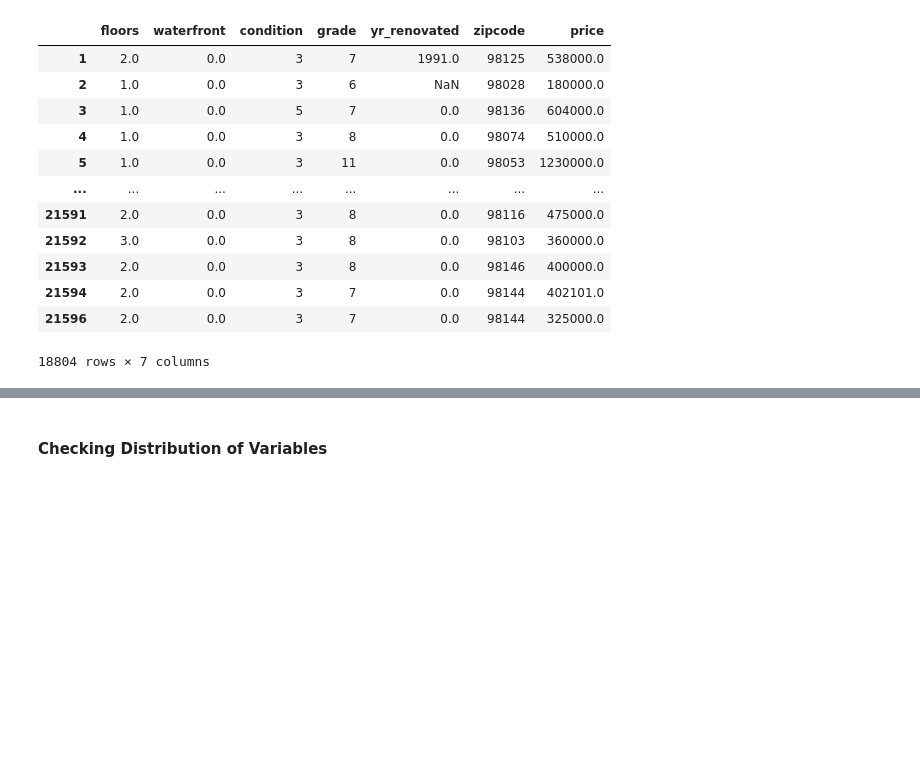
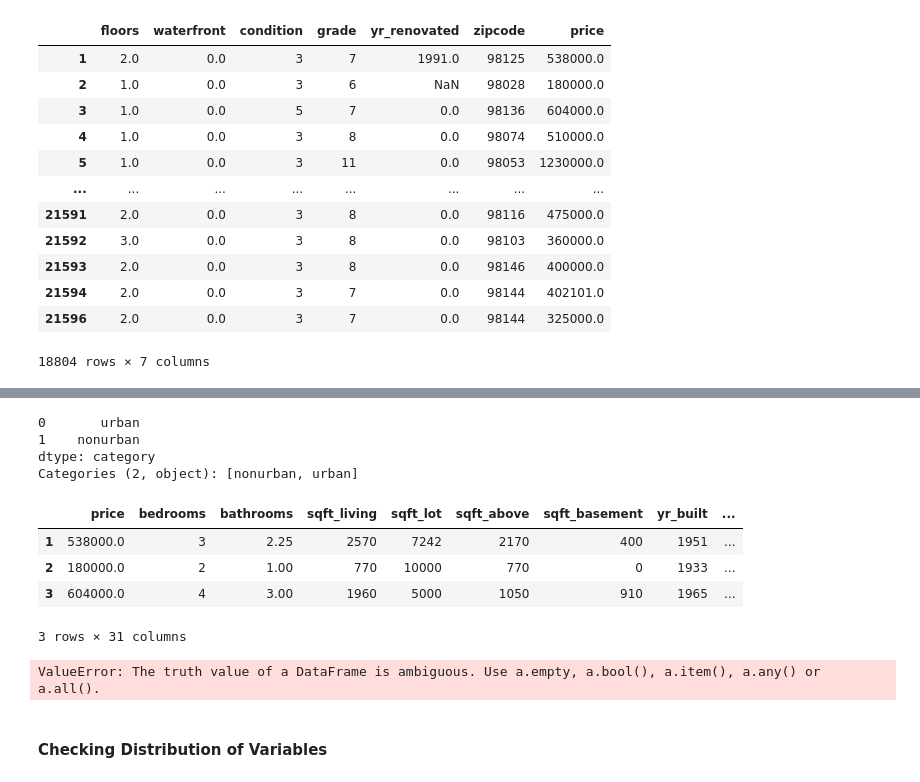
Before and after one commit to bobbyiestofjos/mod_2_project, a Jupyter notebook: Mod2_Project_CM.ipynb, the cells around one changed output, grey strips where cells are left out. Cells and saved outputs as stored; diff of their text form; code cells hidden in the pictures; blank space fills up the shorter version.

```diff
--- a/Mod2_Project_CM.ipynb
+++ b/Mod2_Project_CM.ipynb
@@ -234,0 +290,31 @@ AttributeError: 'numpy.ndarray' object has no attribute 'get_figure'
+# %%
+zips_cat
+# %% [output]
+0       urban
+1    nonurban
+dtype: category
+Categories (2, object): [nonurban, urban]
+# %%
+floor_dum = pd.get_dummies(df_data['floors'], prefix='floors', drop_first=True)
+waterfront_dum= pd.get_dummies(df_data['waterfront'], prefix='wf', drop_first=True)
+condition_dum = pd.get_dummies(df_data['condition'], prefix='cond', drop_first=True)
+grades_dum = pd.get_dummies(df_data['grade'], prefix='grade', drop_first=True)
+
+
+#renovate_dum = pd.get_dummies(df_data['yr_renovated'], prefix='reno', drop_first=True)
+#zips_dum = pd.get_dummies(df_data['zipcode'], prefix='zip', drop_first=True)
+
+# Bobby I am waiting to do the dummies for zips and renos. When I did it this way it made
+# a new column for each zip, and a new column for each reno year. This is not what I wanted.
+# It might be okay, but I'm not sure.
+# %%
+df_data = df_data.drop(['waterfront', 'floors', 'condition', 'grade'], axis=1)
+# %%
+df_data = pd.concat([df_data, floor_dum, waterfront_dum, condition_dum, grades_dum], axis=1)
+df_data.head(3)
+# %% [output]
+|  | price | bedrooms | bathrooms | sqft_living | sqft_lot | sqft_above | sqft_basement | yr_built | ... |
+| 1 | 538000.0 | 3 | 2.25 | 2570 | 7242 | 2170 | 400 | 1951 | ... |
+| 2 | 180000.0 | 2 | 1.00 | 770 | 10000 | 770 | 0 | 1933 | ... |
+| 3 | 604000.0 | 4 | 3.00 | 1960 | 5000 | 1050 | 910 | 1965 | ... |
+3 rows × 31 columns
@@ -235,3 +333,12 @@ AttributeError: 'numpy.ndarray' object has no attribute 'get_figure'
+# %%
+# THIS CODE IS NOT WORKING
+
+#add a column for urban and non-urban
+df_data = df_data.assign(urban= lambda i: urban_zip(i))
+
+#for i in df_data['zipcode']:
+# %% [output]
+ValueError: The truth value of a DataFrame is ambiguous. Use a.empty, a.bool(), a.item(), a.any() or a.all().
 # %% [markdown]
 #### Checking Distribution of Variables
 # %%
```
Also changed, not shown: parts of 17 cells of this notebook.
